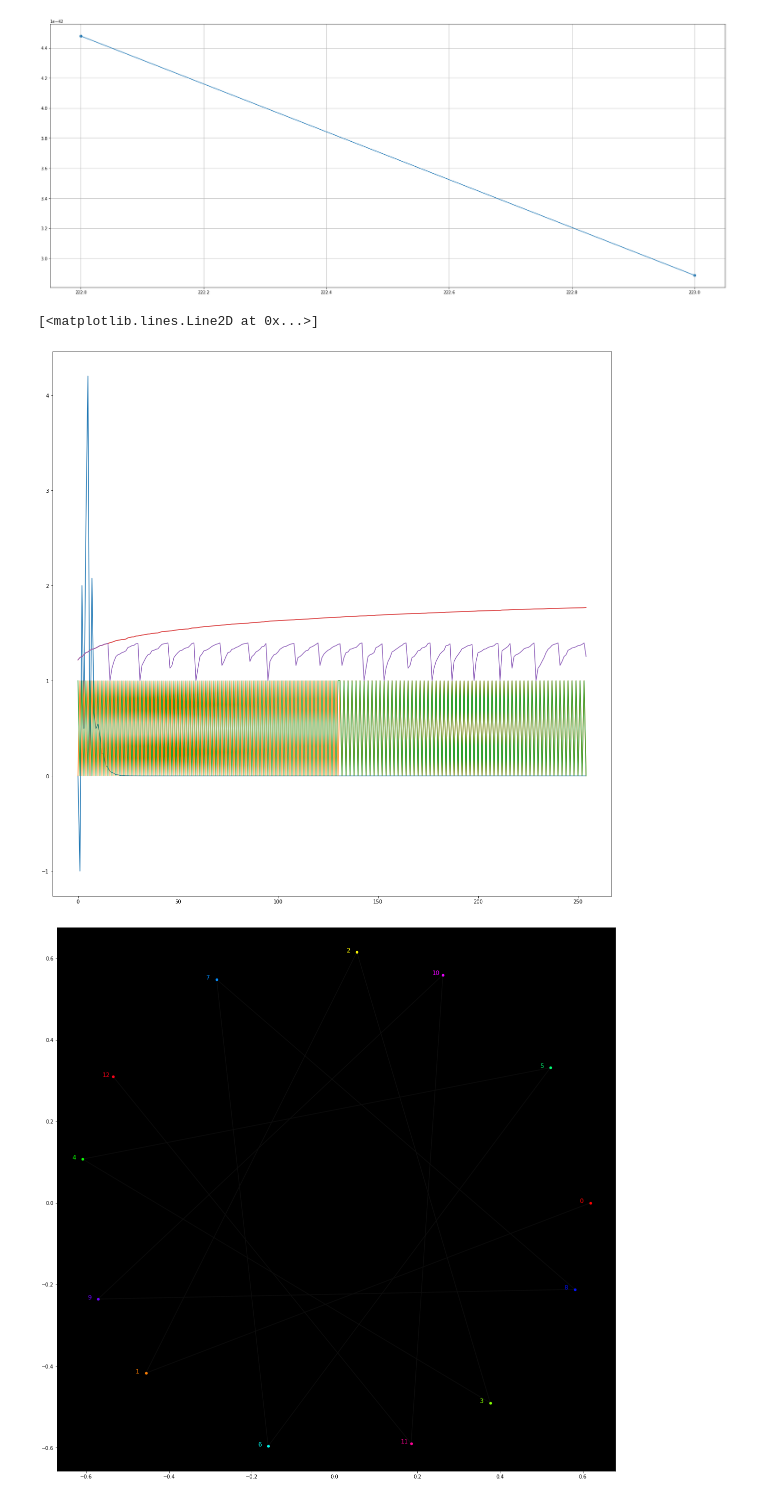
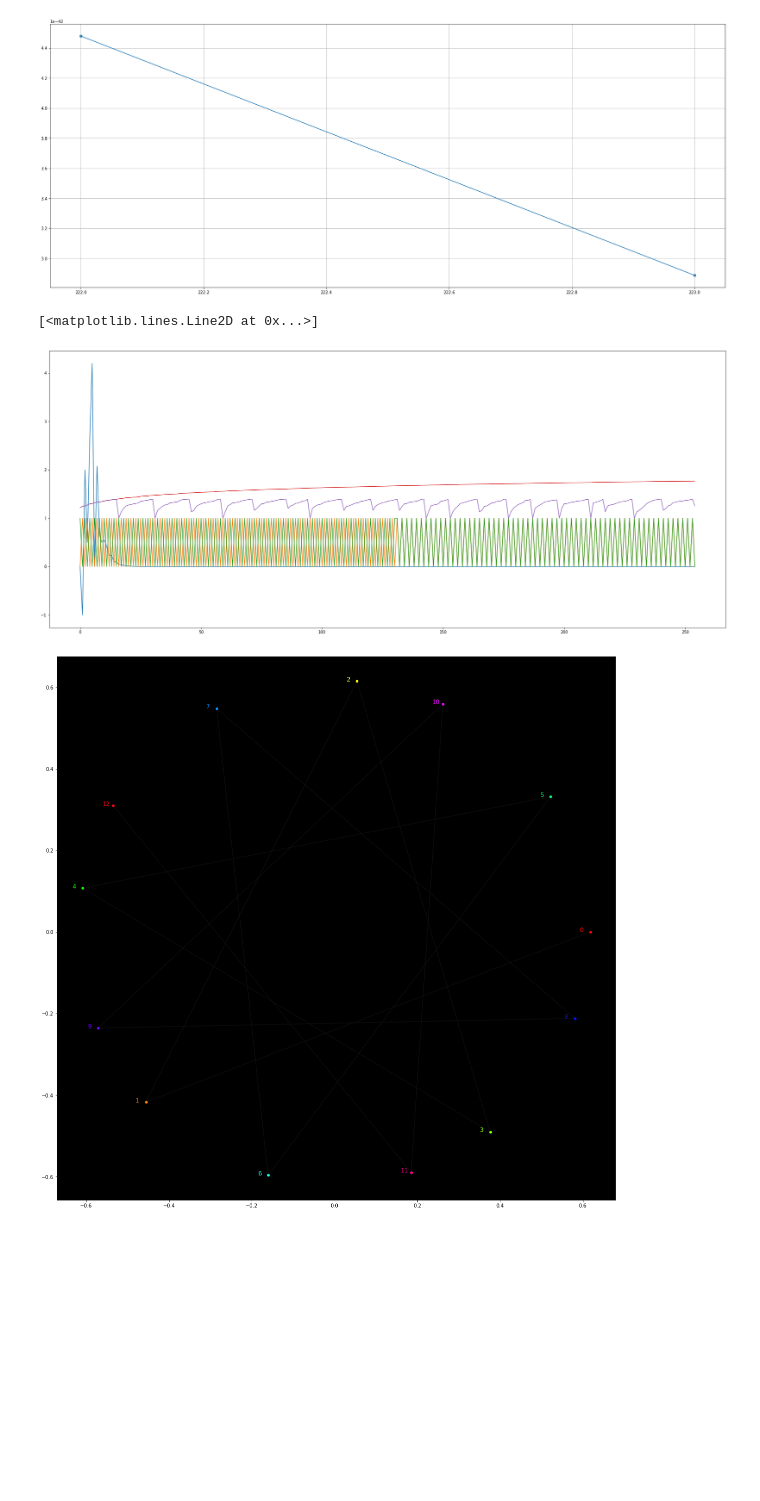
Before and after one commit to fbunc/bending_the_index, a Jupyter notebook: readme.ipynb, the cells around one changed output. Saved outputs shown, nothing was run; the diff lists cells and outputs as text; code cells hidden in the pictures; blank space fills up the shorter version.

```diff
--- a/readme.ipynb
+++ b/readme.ipynb
@@ -224,15 +224,15 @@ plt.grid(True)
 # %% [output]
 [figure]
 # %%
-plt.figure(figsize=(20,20))
+plt.figure(figsize=(31,13))
 plt.plot(index,b)
 plt.plot(index,a)
 plt.plot(index,c)
 plt.plot(index,test_prime**(1/13))
 plt.plot(index,p_mod**(1/13))
 # %% [output]
 [<matplotlib.lines.Line2D at 0x...>]
-[figure, old version]
+[figure, new version]
 # %%
 #S = np.array(data.S[0:batch_size].values)
 index = np.arange(0,batch_size)
```
Also changed, not shown: parts of 2 cells of this notebook, 1 other file.
